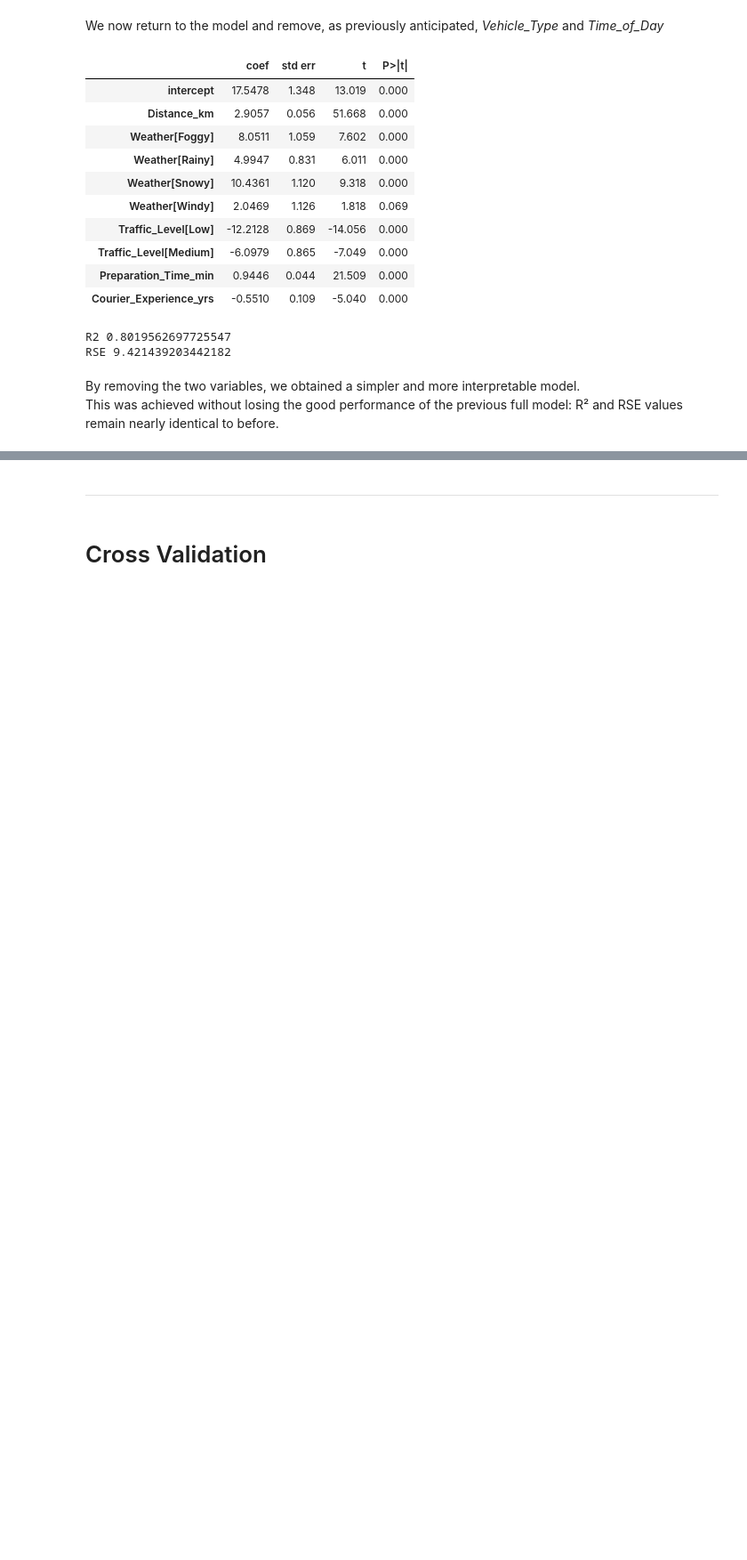
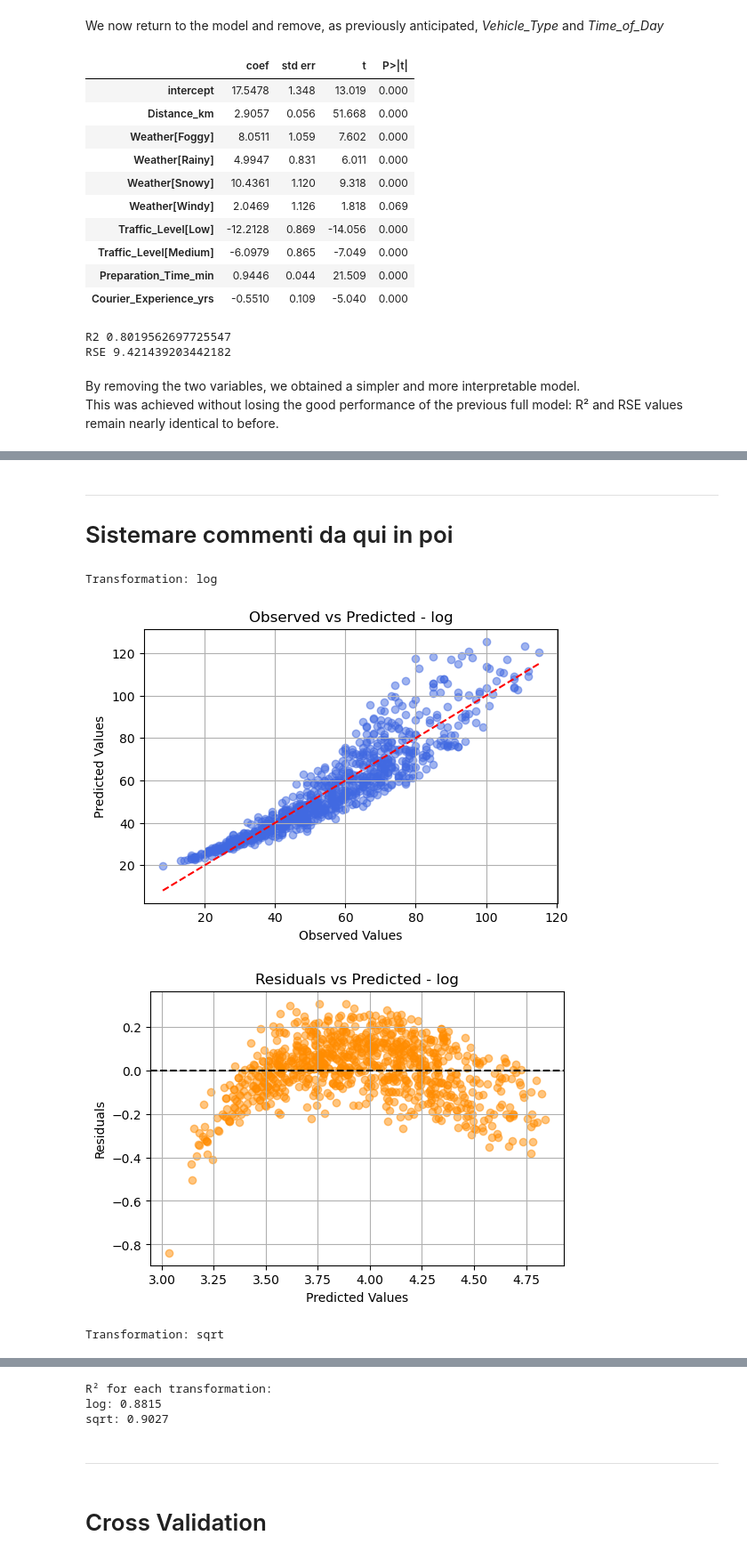
Before and after one commit to DanieleGotti/Food_Delivery_Time_Prediction, a Jupyter notebook: Food_delivery_analisis.ipynb, the cells around one changed output, grey strips where cells are left out. Shown at 89% size. Saved outputs shown, nothing was run; the diff lists cells and outputs as text; code cells hidden in the pictures; blank space fills up the shorter version.

```diff
--- a/Food_delivery_analisis.ipynb
+++ b/Food_delivery_analisis.ipynb
@@ -708,0 +803,77 @@ plt.show()
+# %% [markdown]
+---
+
+# Sistemare commenti da qui in poi
+# %%
+def transform_y(y, method):
+    if method == 'log':
+        return np.log1p(y)
+    elif method == 'sqrt':
+        return np.sqrt(y)
+    else:
+        raise ValueError(f"Error")
+
+transformations = ['log', 'sqrt']
+
+results_summary = {}
+
+categorical = ['Weather', 'Traffic_Level']
+Food[categorical] = Food[categorical].astype('category')
+
+model = MS([
+    'Distance_km',
+    'Weather',
+    'Traffic_Level',
+    'Preparation_Time_min',
+    'Courier_Experience_yrs',
+])
+
+X = model.fit_transform(Food)
+y = Food['Delivery_Time_min']
+
+for transform in transformations:
+    print(f"\nTransformation: {transform}")
+
+    y_transformed = transform_y(y, transform)
+
+    mod = sm.OLS(y_transformed, X)
+    res = mod.fit()
+
+    results_summary[transform] = res.rsquared
+
+    y_pred = res.predict(X)
+
+    if transform == 'log':
+        y_pred_plot = np.expm1(y_pred)
+    elif transform == 'sqrt':
+        y_pred_plot = np.square(y_pred)
+    else:
+        y_pred_plot = y_pred
+
+    plt.figure(figsize=(6, 4))
+    plt.scatter(y, y_pred_plot, alpha=0.5, color='royalblue')
+    plt.plot([y.min(), y.max()], [y.min(), y.max()], color='red', linestyle='--')
+    plt.xlabel('Observed Values')
+    plt.ylabel('Predicted Values')
+    plt.title(f'Observed vs Predicted - {transform}')
+    plt.grid(True)
+    plt.show()
+
+    residuals = y_transformed - y_pred
+    plt.figure(figsize=(6, 4))
+    plt.scatter(y_pred, residuals, color='darkorange', alpha=0.5)
+    plt.axhline(y=0, color='k', linestyle='--')
+    plt.xlabel('Predicted Values')
+    plt.ylabel('Residuals')
+    plt.title(f'Residuals vs Predicted - {transform}')
+    plt.grid(True)
+    plt.show()
+
+print("\nR² for each transformation:")
+for key, value in results_summary.items():
+    print(f"{key}: {value:.4f}")
+# %% [output]
+Transformation: log
+[figure, added]
+[figure, added]
+Transformation: sqrt
@@ -709,3 +882,6 @@ plt.show()
+R² for each transformation:
+log: 0.8815
+sqrt: 0.9027
 # %% [markdown]
 ---
 # %% [markdown]
```
Also changed, not shown: parts of 17 cells of this notebook, 2 other files.
